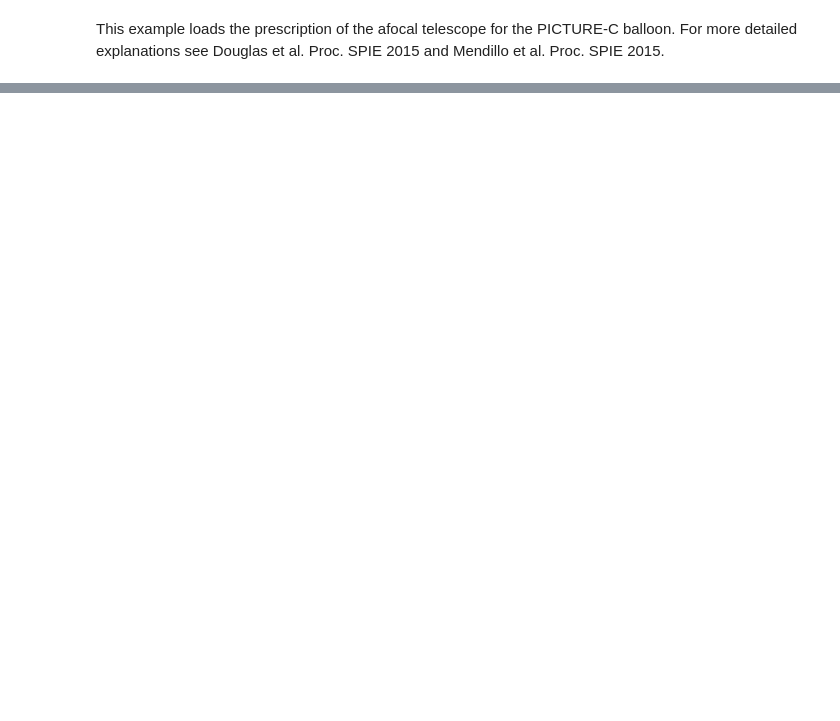
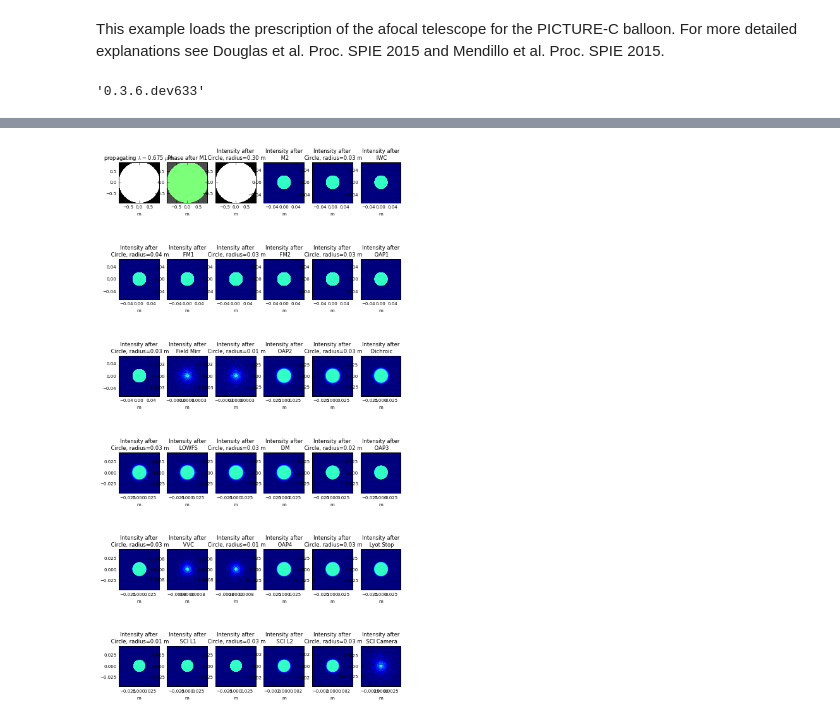
Before and after one commit to douglase/poppy_example_notebooks, a Jupyter notebook: Fresnel/Afocal_Prescription.ipynb, the cells around one changed output, grey strips where cells are left out. Saved outputs shown, nothing was run; the diff lists cells and outputs as text; code cells hidden in the pictures; blank space fills up the shorter version.

```diff
--- a/Fresnel/Afocal_Prescription.ipynb
+++ b/Fresnel/Afocal_Prescription.ipynb
@@ -6,17 +6,12 @@ For more detailed explanations see Douglas et al. Proc. SPIE 2015 and Mendillo e
 #load modules
 import numpy as np
 import matplotlib.pyplot as plt
-
+import matplotlib
 from astropy import units as u
 from astropy.io import fits
 
+#POPPY
 import poppy
-from poppy import fresnel
-import logging
-
-try:
-    from IPython.core.debugger import Tracer; stop = Tracer()
-except:
-    pass
-
-logging.basicConfig(format='%(asctime)s %(levelname)s:%(message)s', level=logging.WARN, datefmt='%I:%M:%S')
+poppy.__version__
+# %% [output]
+'0.3.6.dev633'
@@ -64,5 +61,7 @@ for n_optic,optic in enumerate(sys):
         pic_c_sys.add_optic(poppy.CircularAperture(radius=(optic['Radius_in']*inches).to(u.m).value))
     #mask the beam by the size of the optic
 # %%
-%timeit pic_c_sys.calcPSF(wavelength=675e-9,display_intermediates=False,return_intermediates=False)
+plt.figure(figsize=[8,16])
+matplotlib.rcParams["font.size"]=7
+psf = pic_c_sys.calcPSF(wavelength=675e-9,display_intermediates=True,return_intermediates=False)
 # %% [output]
@@ -69,0 +68 @@ for n_optic,optic in enumerate(sys):
+[figure, added]
```
Also changed, not shown: parts of 6 cells of this notebook.
